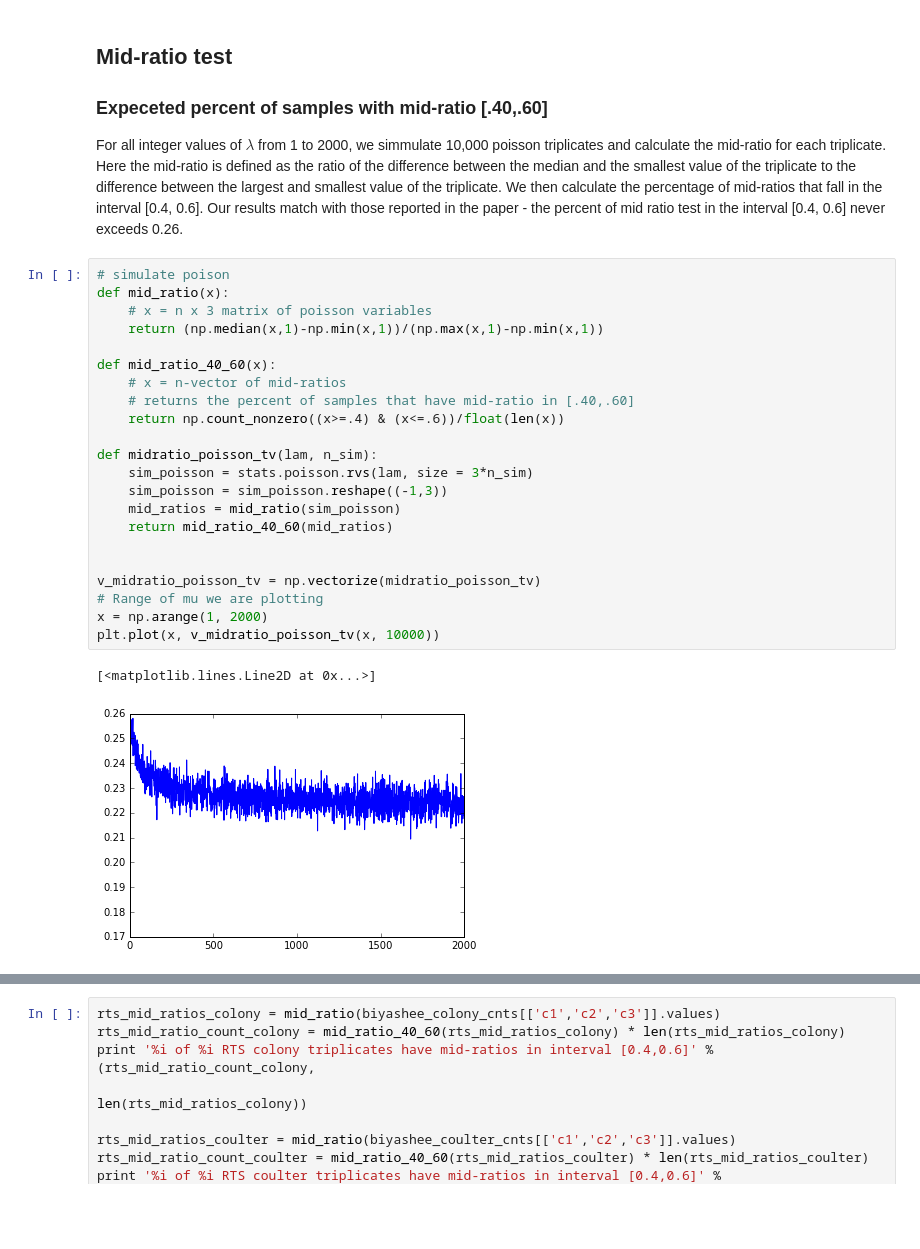
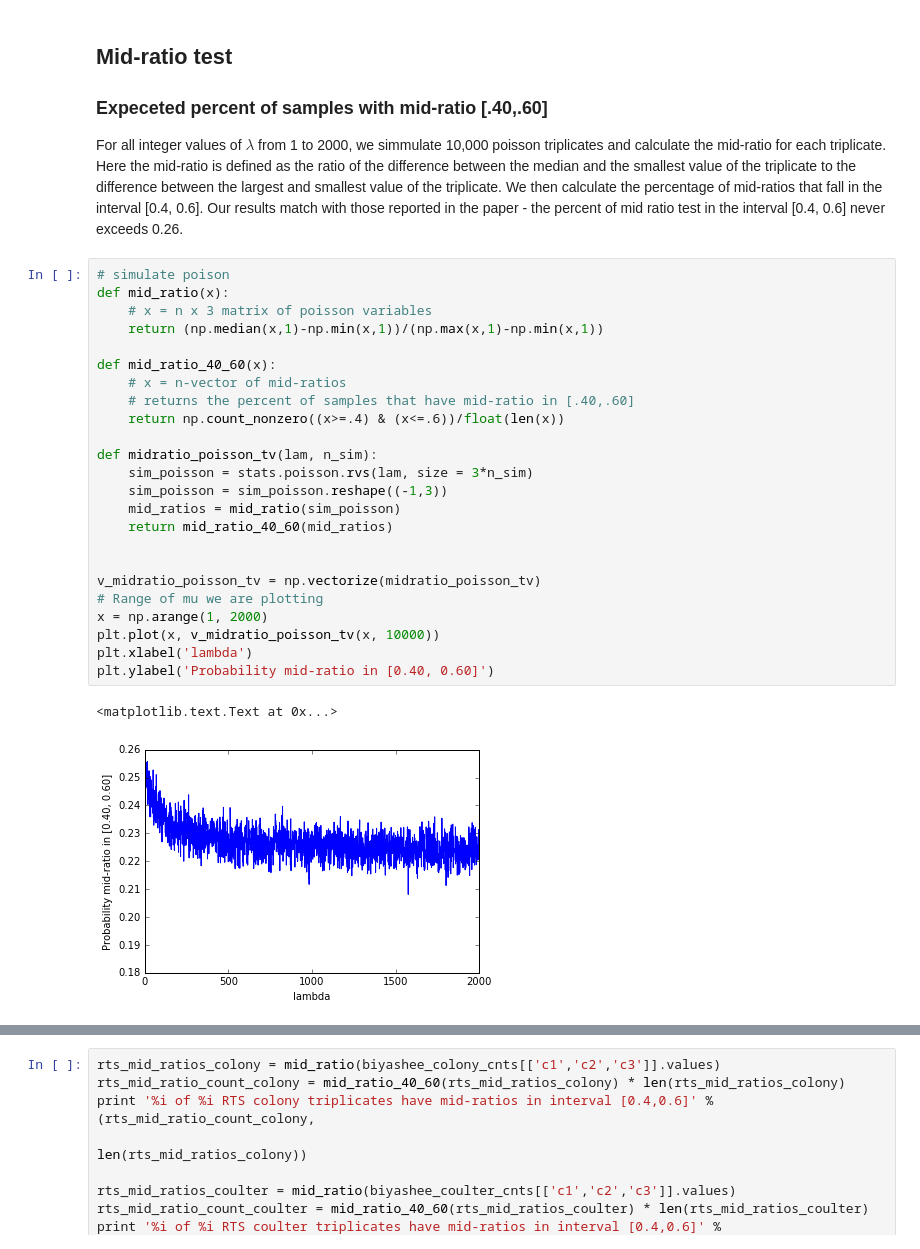
Before and after one commit to mads14/S215a-groupwork, a Jupyter notebook: science-open-research/OSR_Pitt_Hill.ipynb, the cells around one changed output, grey strips where cells are left out. Cells and saved outputs as stored; diff of their text form; blank space fills up the shorter version.

```diff
--- a/science-open-research/OSR_Pitt_Hill.ipynb
+++ b/science-open-research/OSR_Pitt_Hill.ipynb
@@ -183,28 +183,30 @@ We then calculate the percentage of mid-ratios that fall in the interval [0.4, 0
 # %%
 # simulate poison
 def mid_ratio(x):
     # x = n x 3 matrix of poisson variables
     return (np.median(x,1)-np.min(x,1))/(np.max(x,1)-np.min(x,1))
 
 def mid_ratio_40_60(x):
     # x = n-vector of mid-ratios
     # returns the percent of samples that have mid-ratio in [.40,.60]
     return np.count_nonzero((x>=.4) & (x<=.6))/float(len(x))
 
 def midratio_poisson_tv(lam, n_sim):
     sim_poisson = stats.poisson.rvs(lam, size = 3*n_sim)
     sim_poisson = sim_poisson.reshape((-1,3))
     mid_ratios = mid_ratio(sim_poisson)
     return mid_ratio_40_60(mid_ratios)
 
 
 v_midratio_poisson_tv = np.vectorize(midratio_poisson_tv)
 # Range of mu we are plotting
 x = np.arange(1, 2000)
 plt.plot(x, v_midratio_poisson_tv(x, 10000))
+plt.xlabel('lambda')
+plt.ylabel('Probability mid-ratio in [0.40, 0.60]')
 # %% [output]
-[<matplotlib.lines.Line2D at 0x...>]
+<matplotlib.text.Text at 0x...>
-[figure, old version]
+[figure, new version]
 # %% [markdown]
 Pitt and Hill report that the RTS investigator has a high number of triplicates with a mid-ratio value in the interval [0.4, 0.6], but they do not actually report how unlikely such a result is.
 
```
Also changed, not shown: parts of 10 cells of this notebook.
